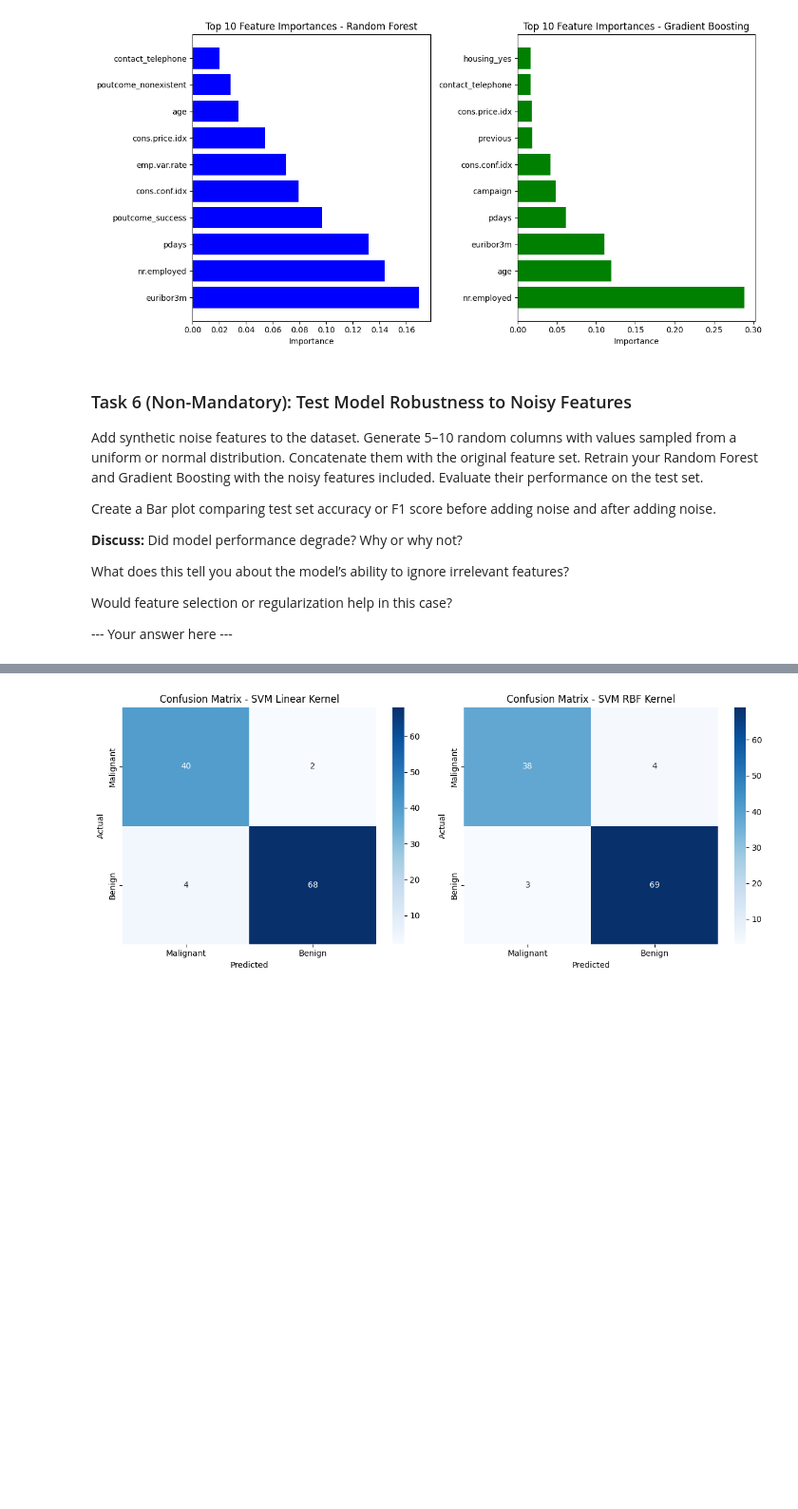
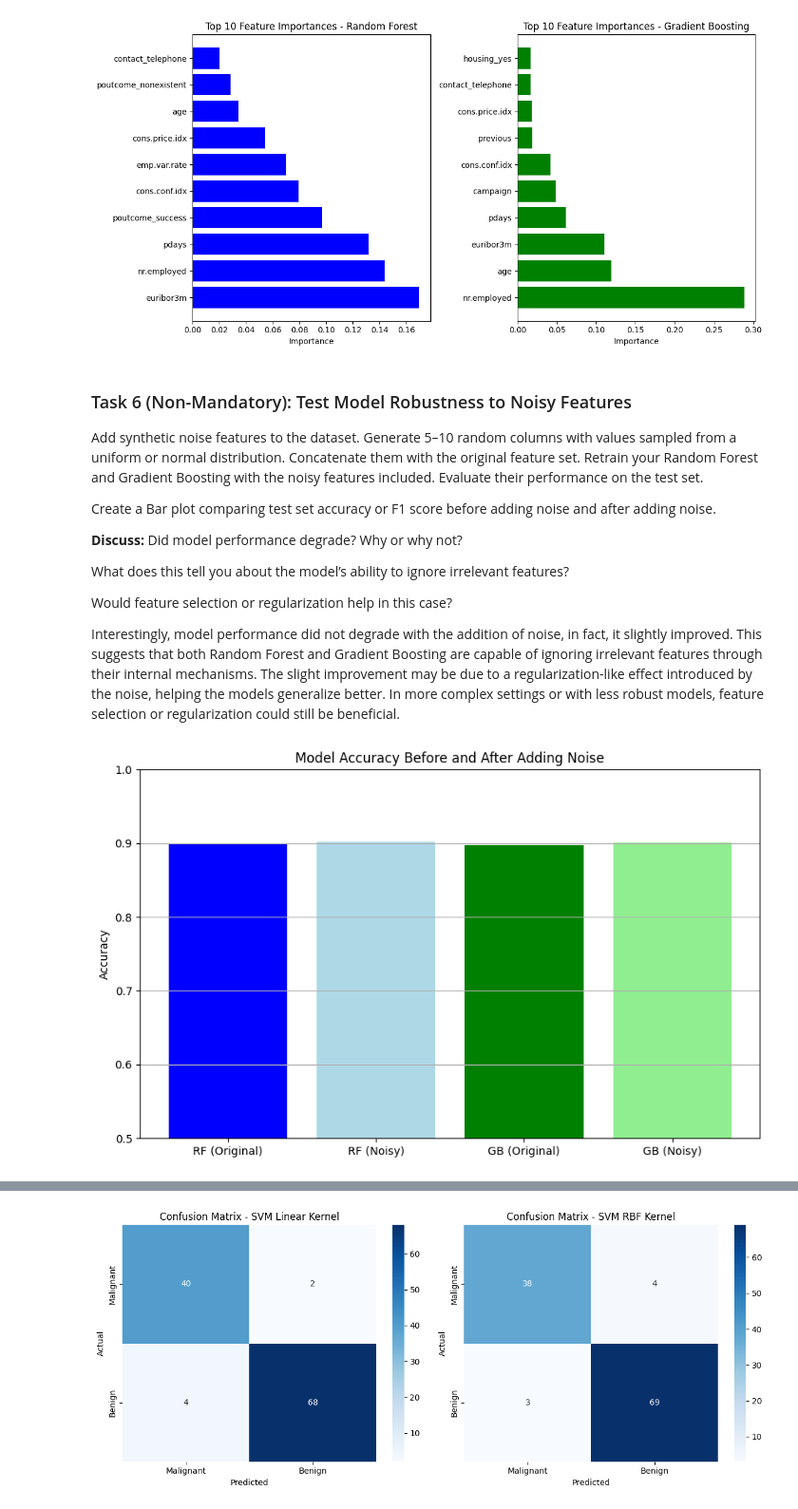
Before and after one commit to animittt/machine-learning-assignments, a Jupyter notebook: Assignment3-2025/am225pt_A3.ipynb, the cells around one changed output, grey strips where cells are left out. Shown at 95% size. Cells and saved outputs as stored; diff of their text form; code cells hidden in the pictures; blank space fills up the shorter version.

```diff
--- a/Assignment3-2025/am225pt_A3.ipynb
+++ b/Assignment3-2025/am225pt_A3.ipynb
@@ -340,4 +362,4 @@ What does this tell you about the model’s ability to ignore irrelevant feature
 
 Would feature selection or regularization help in this case?
 
---- Your answer here ---
+Interestingly, model performance did not degrade with the addition of noise, in fact, it slightly improved. This suggests that both Random Forest and Gradient Boosting are capable of ignoring irrelevant features through their internal mechanisms. The slight improvement may be due to a regularization-like effect introduced by the noise, helping the models generalize better. In more complex settings or with less robust models, feature selection or regularization could still be beneficial.
@@ -346,3 +366,44 @@ Would feature selection or regularization help in this case?
+# %%
+from sklearn.metrics import accuracy_score
+
+y_pred_rf = rf_best.predict(X_test)
+y_pred_gb = gb_best.predict(X_test)
+
+rf_accuracy_original = accuracy_score(y_test, y_pred_rf)
+gb_accuracy_original = accuracy_score(y_test, y_pred_gb)
+# %%
+import numpy as np
+import matplotlib.pyplot as plt
+
+num_noise_features = 10
+noise_data = np.random.randn(X_train.shape[0], num_noise_features)
+noise_columns = [f'noise_feature_{i+1}' for i in range(num_noise_features)]
+X_train_noisy = pd.concat([X_train.reset_index(drop=True), pd.DataFrame(noise_data, columns=noise_columns)], axis=1)
+X_test_noisy = pd.concat([X_test.reset_index(drop=True), pd.DataFrame(np.random.rand(X_test.shape[0], num_noise_features), columns=noise_columns)], axis=1)
+
+rf_noisy = RandomForestClassifier(random_state=8)
+rf_noisy.fit(X_train_noisy, y_train)
+gb_noisy = GradientBoostingClassifier(random_state=8)
+gb_noisy.fit(X_train_noisy, y_train)
+
+y_pred_rf_noisy = rf_noisy.predict(X_test_noisy)
+y_pred_gb_noisy = gb_noisy.predict(X_test_noisy)
+
+rf_accuracy_noisy = accuracy_score(y_test, y_pred_rf_noisy)
+gb_accuracy_noisy = accuracy_score(y_test, y_pred_gb_noisy)
+
+labels = ['RF (Original)', 'RF (Noisy)', 'GB (Original)', 'GB (Noisy)']
+accuracies = [rf_accuracy_original, rf_accuracy_noisy, gb_accuracy_original, gb_accuracy_noisy]
+
+plt.figure(figsize=(10, 6))
+plt.bar(labels, accuracies, color=['blue', 'lightblue', 'green', 'lightgreen'])
+plt.title('Model Accuracy Before and After Adding Noise')
+plt.ylabel('Accuracy')
+plt.ylim(0.5, 1)
+plt.grid(axis='y')
+plt.show()
+# %% [output]
+[figure, added]
 # %% [markdown]
 ## Lecture 7 - Kernels, Maximal Margin Classifiers
 
```
Also changed, not shown: parts of 26 cells of this notebook.
